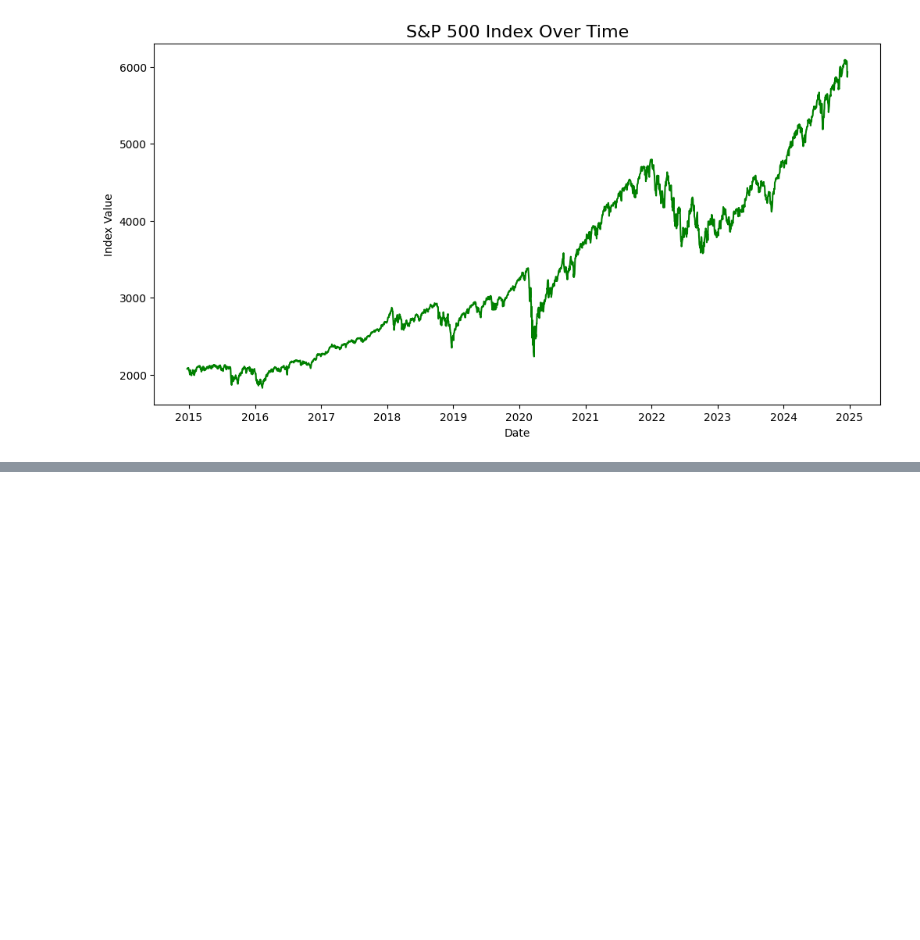
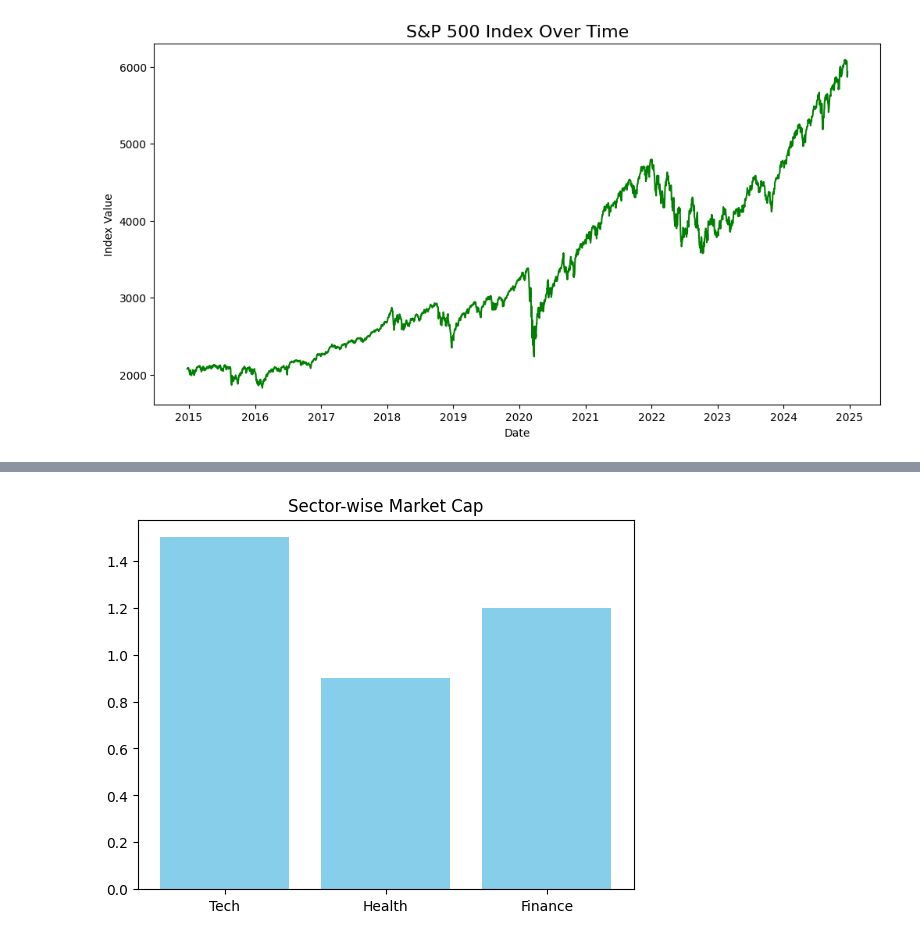
Before and after one commit to JhanviPatel02/Analysis-and-visualization, a Jupyter notebook: sp-500-analysis.ipynb, the cells around one changed output, grey strips where cells are left out. Cells and saved outputs as stored; diff of their text form; code cells hidden in the pictures; blank space fills up the shorter version.

Commit message:
Kaggle Notebook | SP-500-Analysis | SP-500.1

```diff
--- a/sp-500-analysis.ipynb
+++ b/sp-500-analysis.ipynb
@@ -130,0 +148,29 @@ fig.show()
+# %%
+import matplotlib.pyplot as plt
+
+# Generate a Bar Chart
+sectors = ['Tech', 'Health', 'Finance']
+marketcaps = [1.5, 0.9, 1.2]
+plt.bar(sectors, marketcaps, color='skyblue')
+plt.title('Sector-wise Market Cap')
+plt.savefig('bar_chart.png')  # Save as PNG
+
+# Embed the Image in HTML
+html_content = f"""
+<html>
+<head><title>Sector Visualization</title></head>
+<body>
+<h1>Sector-wise Market Cap</h1>
+<img src="bar_chart.png" alt="Bar Chart">
+</body>
+</html>
+"""
+
+# Save the HTML Report
+with open('sector_bar_chart.html', 'w') as file:
+    file.write(html_content)
+
+# Display in Kaggle Notebook
+from IPython.display import IFrame
+IFrame(src='sector_bar_chart.html', width=700, height=500)
+# %% [output]
@@ -130,0 +178 @@ fig.show()
+[figure, added]
```
Also changed, not shown: parts of 3 cells of this notebook.
